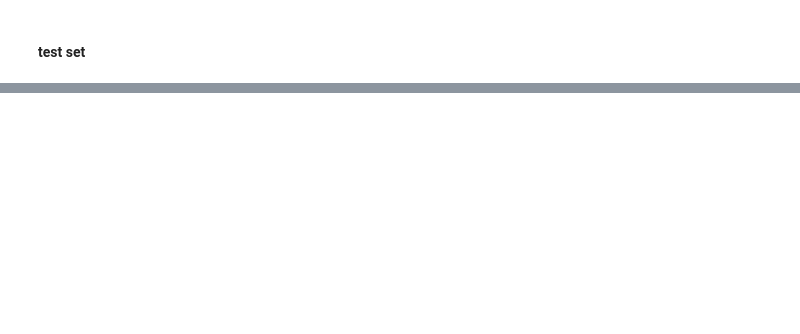
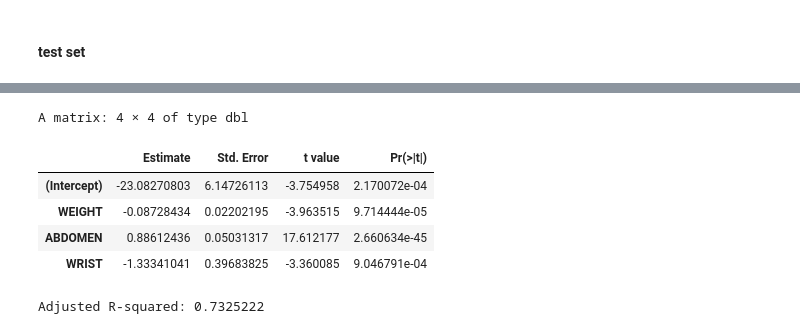
Before and after one commit to jwu424/628Module2, a Jupyter notebook: stepwise regression.ipynb, the cells around one changed output, grey strips where cells are left out. Saved outputs shown, nothing was run; the diff lists cells and outputs as text; code cells hidden in the pictures; blank space fills up the shorter version.

```diff
--- a/stepwise regression.ipynb
+++ b/stepwise regression.ipynb
@@ -314,0 +173,14 @@ m4 0.6873796          0.7255040 9.932198e-05 0.4851142
+# %%
+ind = candidate[[2]]
+data.select = data[,c("BODYFAT",candidate[[2]])]
+m = lm(BODYFAT~.,data.select)
+coefficients(summary(m))
+cat("Adjusted R-squared:",summary(m)$adj.r.squared)
+# %% [output]
+A matrix: 4 × 4 of type dbl
+|  | Estimate | Std. Error | t value | Pr(>|t|) |
+| (Intercept) | -23.08270803 | 6.14726113 | -3.754958 | 2.170072e-04 |
+| WEIGHT | -0.08728434 | 0.02202195 | -3.963515 | 9.714444e-05 |
+| ABDOMEN | 0.88612436 | 0.05031317 | 17.612177 | 2.660634e-45 |
+| WRIST | -1.33341041 | 0.39683825 | -3.360085 | 9.046791e-04 |
+Adjusted R-squared: 0.7325222
```
Also changed, not shown: parts of 29 cells of this notebook.
